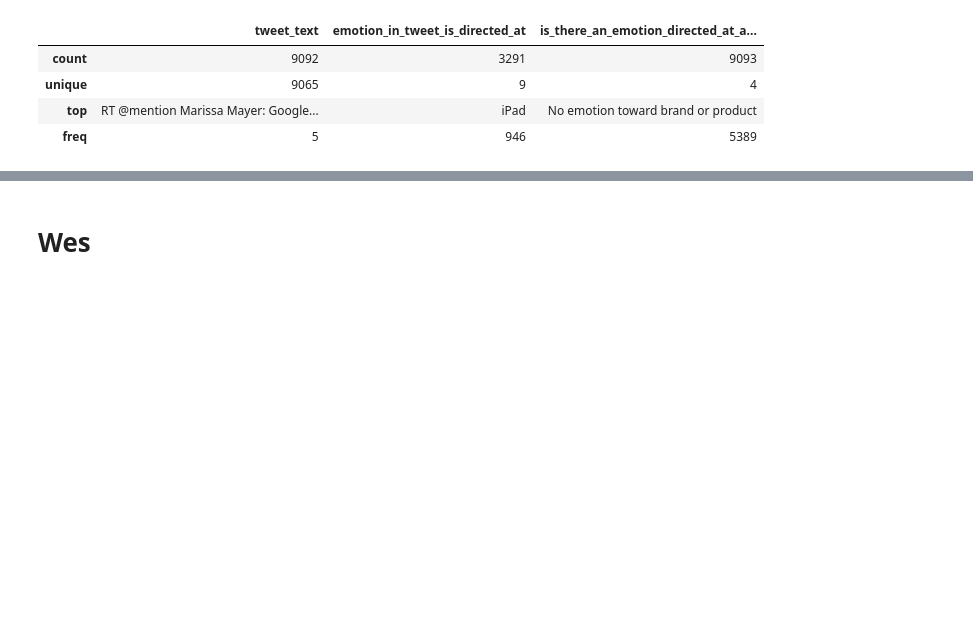
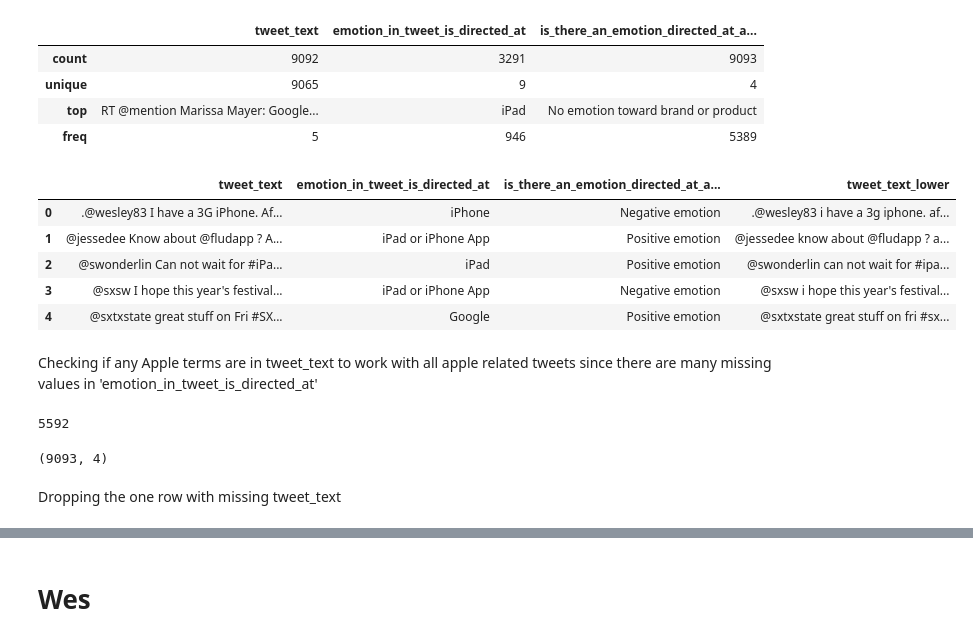
Before and after one commit to hthota1/Twitter-Sentiment-Analysis, a Jupyter notebook: Notebook.ipynb, the cells around one changed output, grey strips where cells are left out. Cells and saved outputs as stored; diff of their text form; code cells hidden in the pictures; blank space fills up the shorter version.

```diff
--- a/Notebook.ipynb
+++ b/Notebook.ipynb
@@ -36,3 +27,17 @@ df.describe()
 | unique | 9065 | 9 | 4 |
 | top | RT @mention Marissa Mayer: Google... | iPad | No emotion toward brand or product |
 | freq | 5 | 946 | 5389 |
+# %%
+df['tweet_text_lower'] = df['tweet_text'].str.lower()
+# %%
+df.head()
+# %% [output]
+|  | tweet_text | emotion_in_tweet_is_directed_at | is_there_an_emotion_directed_at_a... | tweet_text_lower |
+| 0 | .@wesley83 I have a 3G iPhone. Af... | iPhone | Negative emotion | .@wesley83 i have a 3g iphone. af... |
+| 1 | @jessedee Know about @fludapp ? A... | iPad or iPhone App | Positive emotion | @jessedee know about @fludapp ? a... |
+| 2 | @swonderlin Can not wait for #iPa... | iPad | Positive emotion | @swonderlin can not wait for #ipa... |
+| 3 | @sxsw I hope this year's festival... | iPad or iPhone App | Negative emotion | @sxsw i hope this year's festival... |
+| 4 | @sxtxstate great stuff on Fri #SX... | Google | Positive emotion | @sxtxstate great stuff on fri #sx... |
+# %% [markdown]
+Checking if any Apple terms are in tweet_text to work with all apple related tweets since there are many missing values in
+'emotion_in_tweet_is_directed_at'
@@ -38,0 +46,10 @@ df.describe()
+# %%
+df['tweet_text_lower'].str.contains(apple_related).sum()
+# %% [output]
+5592
+# %%
+df.shape
+# %% [output]
+(9093, 4)
+# %% [markdown]
+Dropping the one row with missing tweet_text
```
Also changed, not shown: parts of 23 cells of this notebook.
